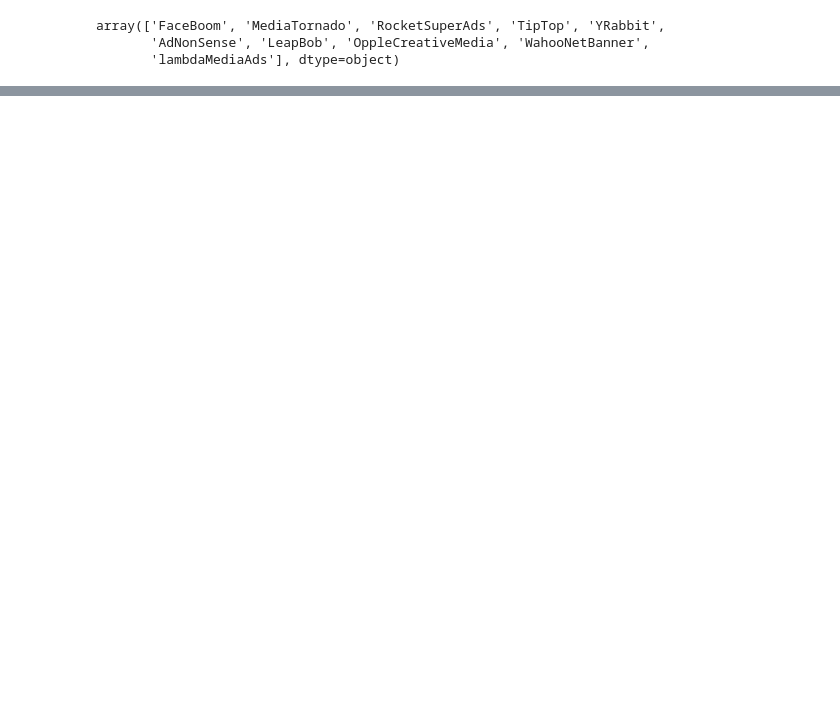
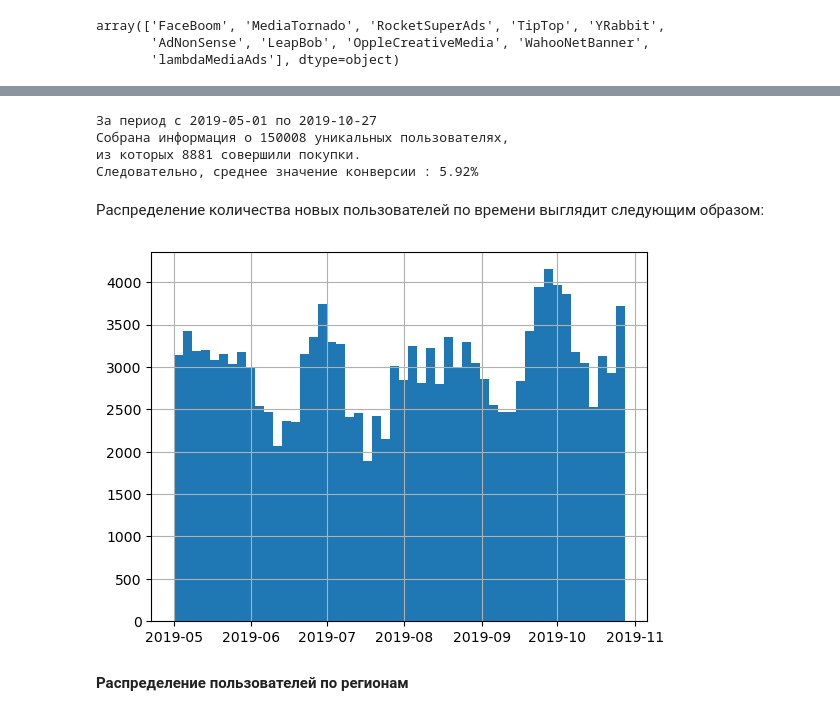
Before and after one commit to fomichev-a-d/yandex_practicum_projects, a Jupyter notebook: marketing/marketing.ipynb, the cells around one changed output, grey strips where cells are left out. Saved outputs shown, nothing was run; the diff lists cells and outputs as text; code cells hidden in the pictures; blank space fills up the shorter version.

```diff
--- a/marketing/marketing.ipynb
+++ b/marketing/marketing.ipynb
@@ -106,7 +143,3 @@ costs.columns = costs.columns.str.lower()
-# %%
-visits = visits.rename(columns={'user id':'user_id', 'session start':'session_start', 'session end':'session_end'})
-# %%
-orders = orders.rename(columns={'user id':'user_id', 'event dt':'event_dt'})
 # %%
 visits['region'].unique()
 # %% [output]
@@ -123,0 +155,6 @@ array(['organic', 'TipTop', 'RocketSuperAds', 'YRabbit', 'FaceBoom',
+# %%
+orders = orders.rename(columns={
+    'User Id':'user_id',
+    'Event Dt':'event_dt',
+    'Revenue':'revenue'
+})
@@ -123,0 +176,2 @@ array(['organic', 'TipTop', 'RocketSuperAds', 'YRabbit', 'FaceBoom',
+# %%
+costs = costs.rename(columns={'Channel':'channel'})
@@ -674,0 +731,18 @@ horizon_days = 14  # горизонт анализа
+# %%
+print(f"""За период с {profiles['dt'].min()} по {profiles['dt'].max()}
+Собрана информация о {profiles['user_id'].nunique()} уникальных пользователях,
+из которых {profiles['payer'].sum()} совершили покупки.
+Следовательно, среднее значение конверсии : {(profiles['payer'].sum() / profiles['user_id'].nunique()):.2%}""")
+# %% [output]
+За период с 2019-05-01 по 2019-10-27
+Собрана информация о 150008 уникальных пользователях,
+из которых 8881 совершили покупки.
+Следовательно, среднее значение конверсии : 5.92%
+# %% [markdown]
+Распределение количества новых пользователей по времени выглядит следующим образом:
+# %%
+profiles['first_ts'].hist(bins=50);
+# %% [output]
+[figure, added]
+# %% [markdown]
+**Распределение пользователей по регионам**
```
Also changed, not shown: parts of 119 cells of this notebook, 1 other file.
